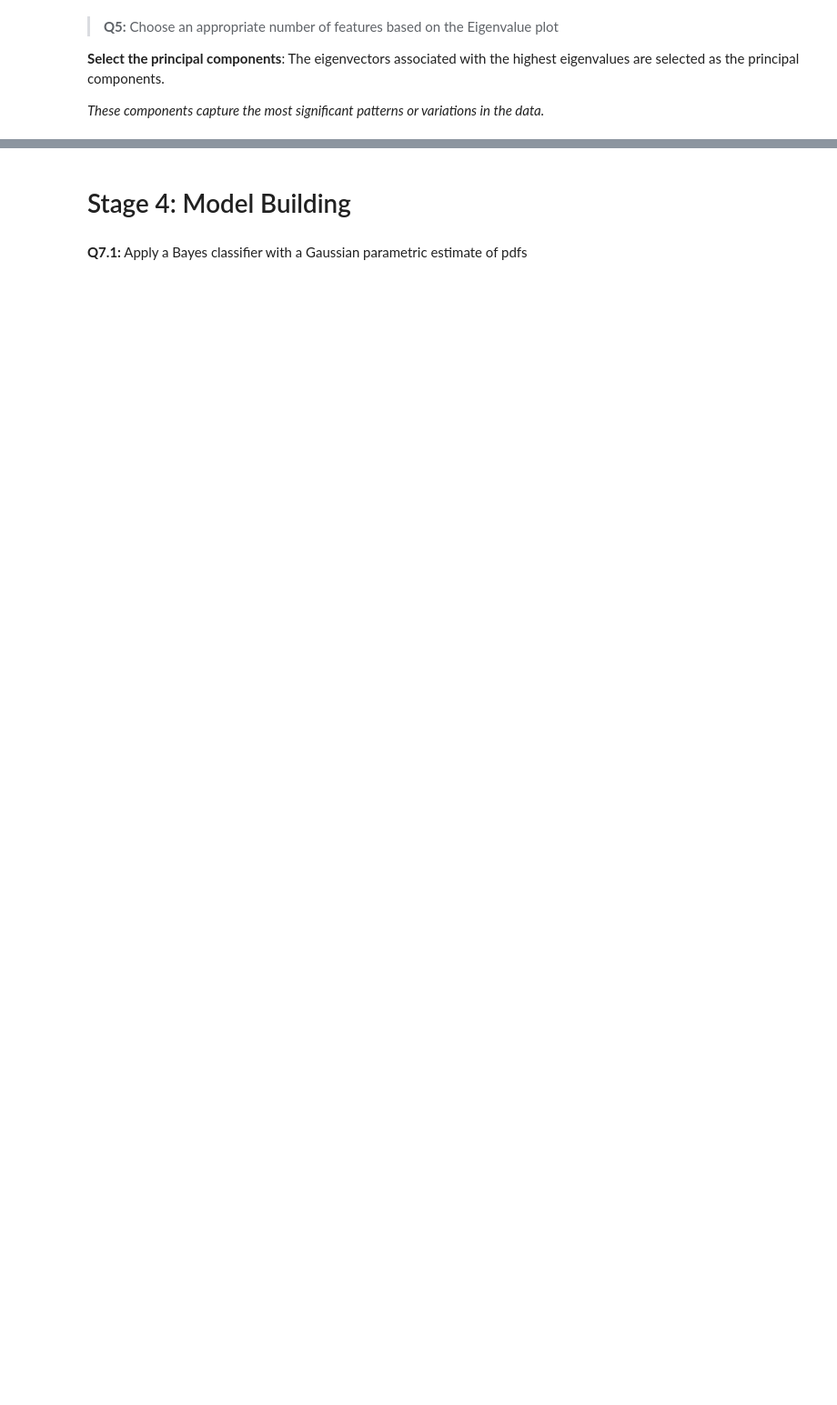
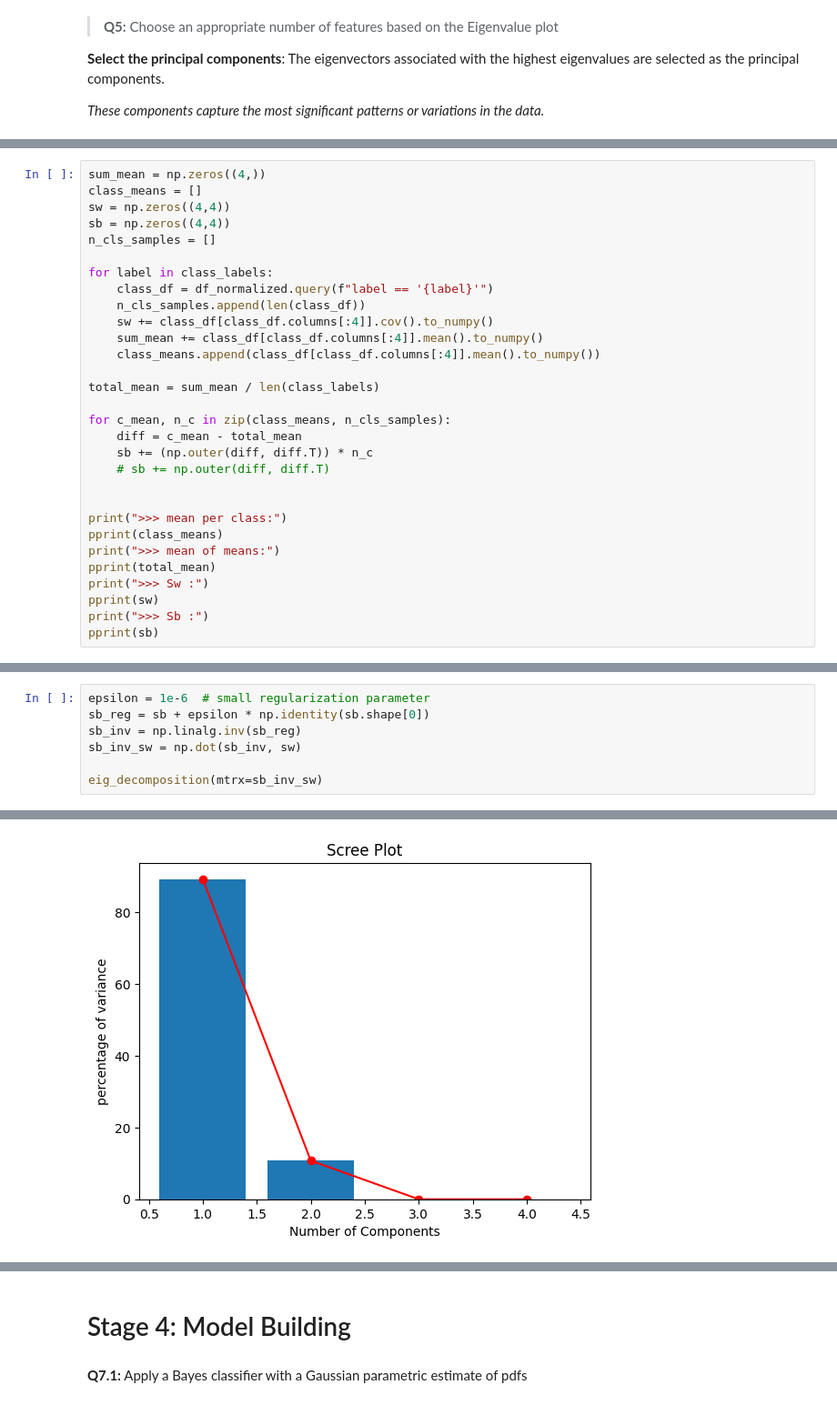
Before and after one commit to thisisel/pattern-recognition, a Jupyter notebook: mini_proj2/mini_proj2.ipynb, the cells around one changed output, grey strips where cells are left out. Shown at 91% size. Saved outputs shown, nothing was run; the diff lists cells and outputs as text; blank space fills up the shorter version.

```diff
--- a/mini_proj2/mini_proj2.ipynb
+++ b/mini_proj2/mini_proj2.ipynb
@@ -181,0 +213,30 @@ plt.show()
+# %%
+sum_mean = np.zeros((4,))
+class_means = []
+sw = np.zeros((4,4))
+sb = np.zeros((4,4))
+n_cls_samples = []
+
+for label in class_labels:
+    class_df = df_normalized.query(f"label == '{label}'")
+    n_cls_samples.append(len(class_df))
+    sw += class_df[class_df.columns[:4]].cov().to_numpy()
+    sum_mean += class_df[class_df.columns[:4]].mean().to_numpy()
+    class_means.append(class_df[class_df.columns[:4]].mean().to_numpy())
+
+total_mean = sum_mean / len(class_labels)
+
+for c_mean, n_c in zip(class_means, n_cls_samples):
+    diff = c_mean - total_mean
+    sb += (np.outer(diff, diff.T)) * n_c
+    # sb += np.outer(diff, diff.T)
+
+
+print(">>> mean per class:")
+pprint(class_means)
+print(">>> mean of means:")
+pprint(total_mean)
+print(">>> Sw :")
+pprint(sw)
+print(">>> Sb :")
+pprint(sb)
@@ -181,0 +263,8 @@ plt.show()
+# %%
+epsilon = 1e-6  # small regularization parameter
+sb_reg = sb + epsilon * np.identity(sb.shape[0])
+sb_inv = np.linalg.inv(sb_reg)
+sb_inv_sw = np.dot(sb_inv, sw)
+
+eig_decomposition(mtrx=sb_inv_sw)
+# %% [output]
@@ -181,0 +288 @@ plt.show()
+[figure, added]
```
Also changed, not shown: parts of 14 cells of this notebook.
